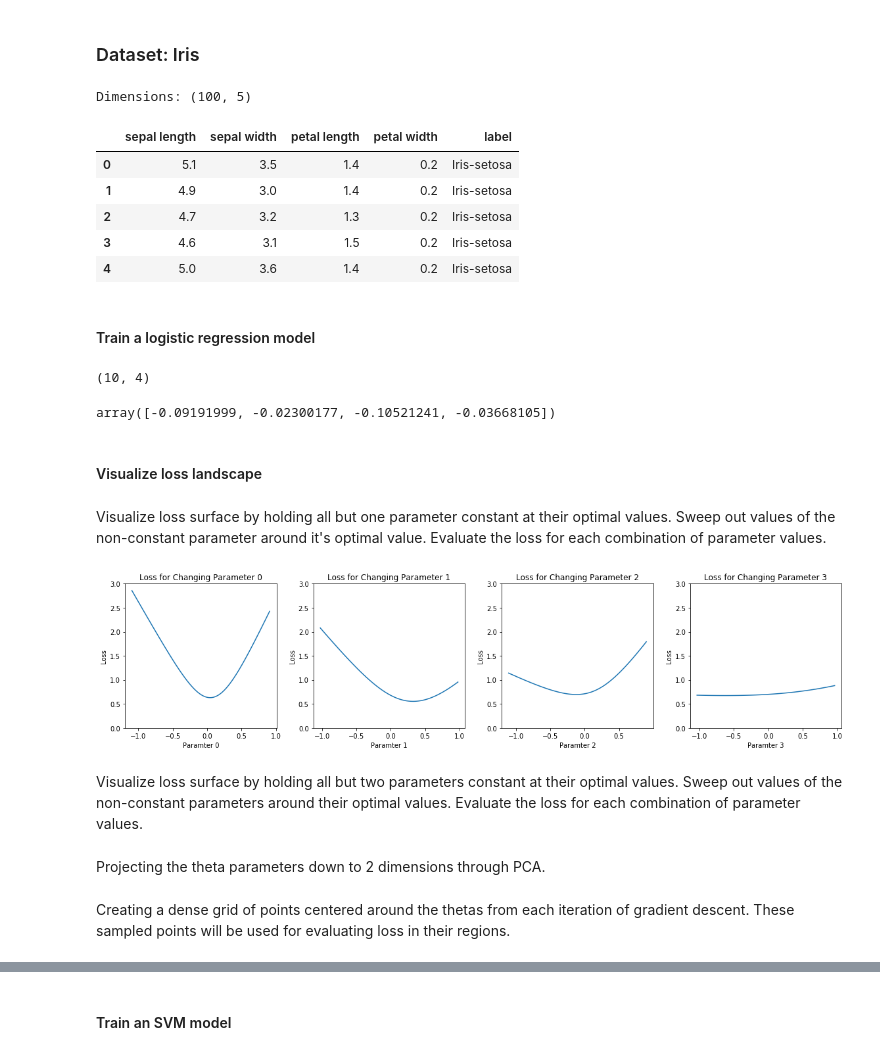
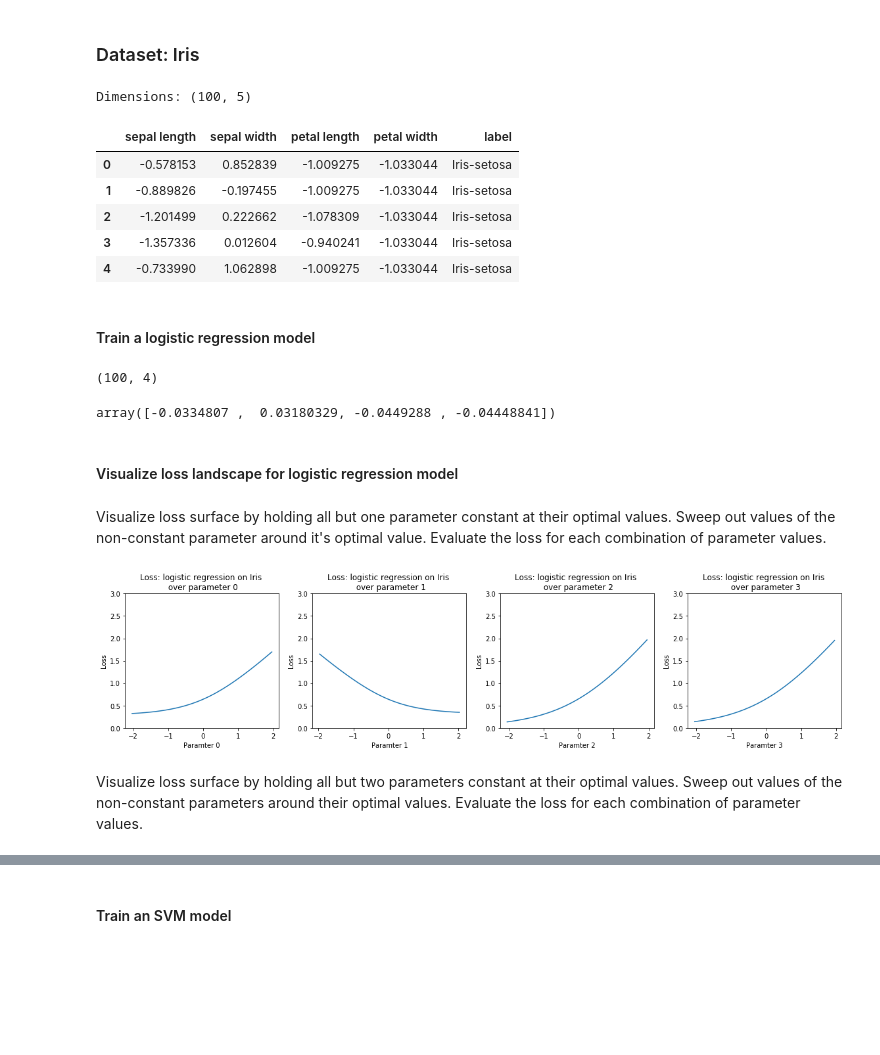
Before and after one commit to shouvikmani/art-ml-final, a Jupyter notebook: no_pca_loss_landscape.ipynb, the cells around one changed output, grey strips where cells are left out. Cells and saved outputs as stored; diff of their text form; code cells hidden in the pictures; blank space fills up the shorter version.

Commit message:
Progress on No-PCA Loss Landscape approach

```diff
--- a/no_pca_loss_landscape.ipynb
+++ b/no_pca_loss_landscape.ipynb
@@ -175,52 +179,55 @@ df = pd.read_table('data/iris.data.txt', sep=',',
                    names=['sepal length', 'sepal width', 'petal length', 'petal width', 'label'])
 df = df[df['label'].isin(['Iris-setosa', 'Iris-versicolor'])]   # only keep 2 classes
 df = df.reset_index(drop=True)
+# Normalize features: zero mean, unit variance
+df.iloc[:,0:4] = (df.iloc[:,0:4] - df.iloc[:,0:4].mean(axis=0))/df.iloc[:,0:4].std(axis=0)
 print('Dimensions:', df.shape)
 df.head()
 # %% [output]
 Dimensions: (100, 5)
 |  | sepal length | sepal width | petal length | petal width | label |
-| 0 | 5.1 | 3.5 | 1.4 | 0.2 | Iris-setosa |
-| 1 | 4.9 | 3.0 | 1.4 | 0.2 | Iris-setosa |
-| 2 | 4.7 | 3.2 | 1.3 | 0.2 | Iris-setosa |
-| 3 | 4.6 | 3.1 | 1.5 | 0.2 | Iris-setosa |
-| 4 | 5.0 | 3.6 | 1.4 | 0.2 | Iris-setosa |
+| 0 | -0.578153 | 0.852839 | -1.009275 | -1.033044 | Iris-setosa |
+| 1 | -0.889826 | -0.197455 | -1.009275 | -1.033044 | Iris-setosa |
+| 2 | -1.201499 | 0.222662 | -1.078309 | -1.033044 | Iris-setosa |
+| 3 | -1.357336 | 0.012604 | -0.940241 | -1.033044 | Iris-setosa |
+| 4 | -0.733990 | 1.062898 | -1.009275 | -1.033044 | Iris-setosa |
 # %% [markdown]
 #### Train a logistic regression model
 # %%
 X = df.iloc[:,0:4].as_matrix()
 y = ((df['label'] == 'Iris-setosa') * 2 - 1).as_matrix()   # convert to 1 / -1 labels
 lr_model = LogisticRegression()
-theta, loss, err = lr_model.gradient_descent(X, y, 0.1, 10)
+theta, loss, err = lr_model.gradient_descent(X, y, 0.1, 100)
 # %%
 print(theta.shape)
 theta = theta[-1]   # chose best theta
 theta
 # %% [output]
-(10, 4)
+(100, 4)
-array([-0.09191999, -0.02300177, -0.10521241, -0.03668105])
+array([-0.0334807 ,  0.03180329, -0.0449288 , -0.04448841])
 # %% [markdown]
-#### Visualize loss landscape
+#### Visualize loss landscape for logistic regression model
 # %% [markdown]
 Visualize loss surface by holding all but one parameter constant at their optimal values. Sweep out values of the non-constant parameter around it's optimal value. Evaluate the loss for each combination of parameter values.
 # %%
+offset = 2   # constant used to sweep out parameter values
 plt.figure(figsize=(16, 4))
 for i in range(len(theta)):
     theta_to_change = theta[i]   # the parameter value not held constant
-    theta_to_change_sweep = np.linspace(start=(theta_to_change - 1), stop=(theta_to_change + 1), num=100)
+    theta_to_change_sweep = np.linspace(start=(theta_to_change - offset),
+                                        stop=(theta_to_change + offset), num=100)
     all_theta_values = np.vstack([theta for i in range(100)])   # stack theta values
     all_theta_values[:,i] = theta_to_change_sweep   # insert in non-constant theta values
     loss = [lr_model.loss(X, y, theta_)[0] for theta_ in all_theta_values]
+    error = [lr_model.loss(X, y, theta_)[1] for theta_ in all_theta_values]
     plt.subplot(1, 4, i+1)
     plt.ylim([0,3])
     plt.plot(theta_to_change_sweep, loss)
-    plt.title('Loss for Changing Parameter {}'.format(i))
+    plt.title('Loss: logistic regression on Iris \n over parameter {}'.format(i))
     plt.ylabel('Loss')
     plt.xlabel('Paramter {}'.format(i))
 plt.tight_layout()
 # %% [output]
-[figure, old version]
+[figure, new version]
 # %% [markdown]
 Visualize loss surface by holding all but two parameters constant at their optimal values. Sweep out values of the non-constant parameters around their optimal values. Evaluate the loss for each combination of parameter values.
-# %% [markdown]
-Projecting the theta parameters down to 2 dimensions through PCA.
@@ -241,2 +233,0 @@ plt.ylabel("PC theta 1", fontsize=13)
-# %% [markdown]
-Creating a dense grid of points centered around the thetas from each iteration of gradient descent. These sampled points will be used for evaluating loss in their regions.
```
Also changed, not shown: parts of 84 cells of this notebook.
